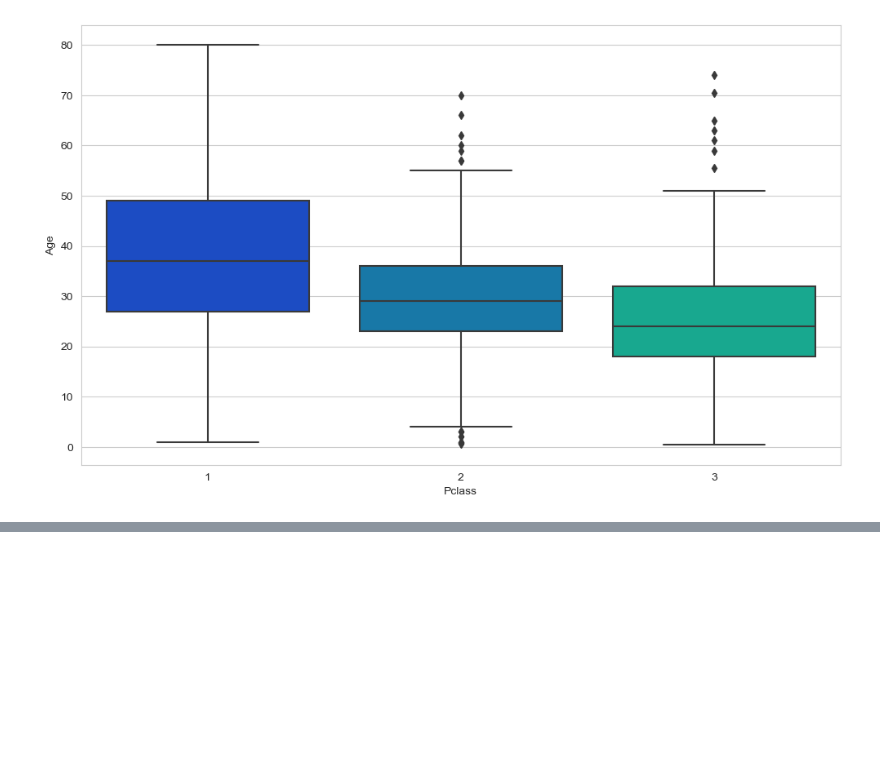
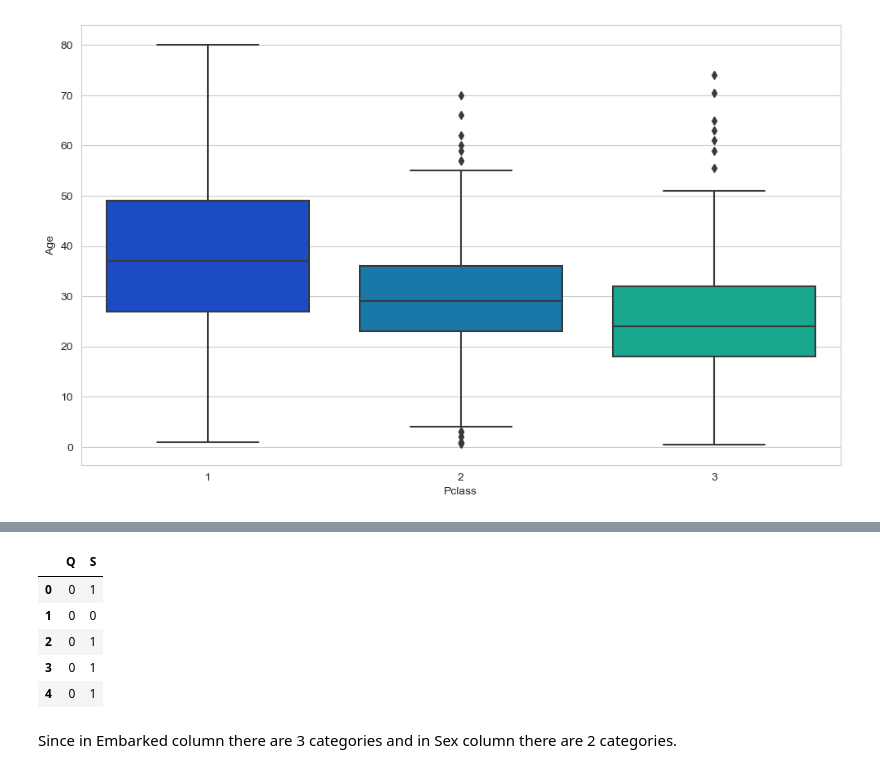
Before and after one commit to Engg-Abhinav/Python-Libraries, a Jupyter notebook: Python_Tutorial_6.ipynb, the cells around one changed output, grey strips where cells are left out. Cells and saved outputs as stored; diff of their text form; code cells hidden in the pictures; blank space fills up the shorter version.

```diff
--- a/Python_Tutorial_6.ipynb
+++ b/Python_Tutorial_6.ipynb
@@ -183,0 +184,2 @@ sns.heatmap(train.isnull(), yticklabels=False, cbar=False, cmap='viridis')
+# %%
+train.dropna(inplace=True)
@@ -183,0 +211,11 @@ sns.heatmap(train.isnull(), yticklabels=False, cbar=False, cmap='viridis')
+# %%
+pd.get_dummies(train['Embarked'], drop_first=True).head()
+# %% [output]
+|  | Q | S |
+| 0 | 0 | 1 |
+| 1 | 0 | 0 |
+| 2 | 0 | 1 |
+| 3 | 0 | 1 |
+| 4 | 0 | 1 |
+# %% [markdown]
+Since in Embarked column there are 3 categories and in Sex column there are 2 categories.
```
Also changed, not shown: parts of 25 cells of this notebook.
